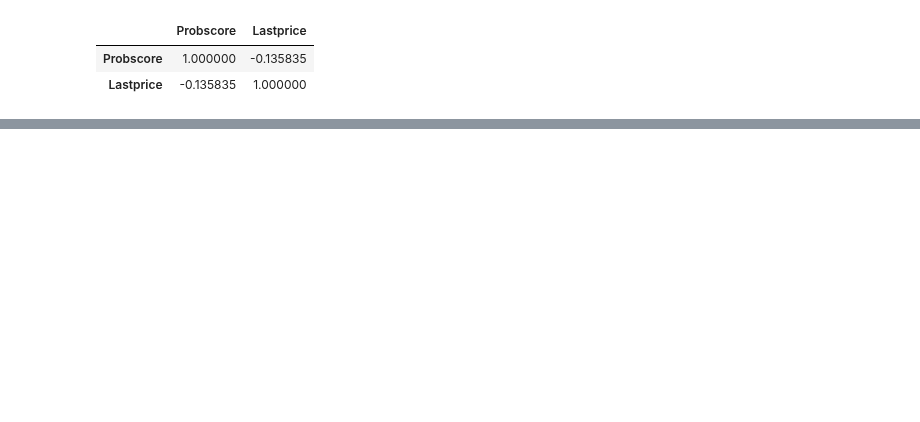
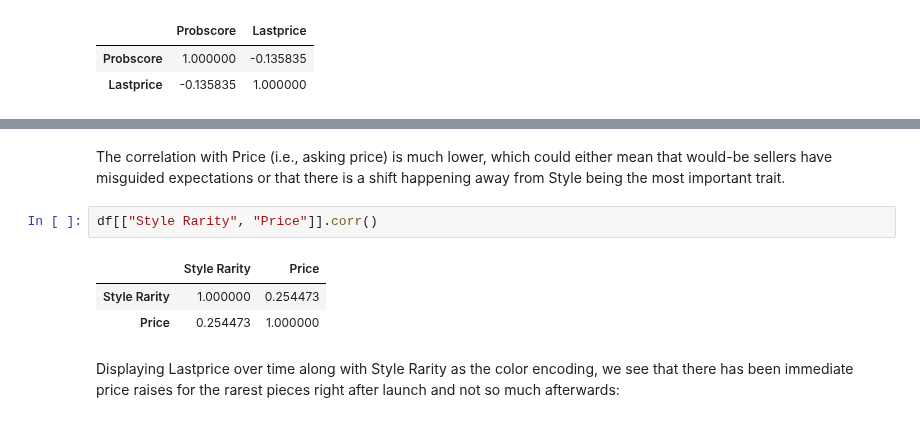
Before and after one commit to ymyke/niftylytics, a Jupyter notebook: meridians.ipynb, the cells around one changed output, grey strips where cells are left out. Drawn from its saved outputs; the diff is of its cells as text; blank space fills up the shorter version.

```diff
--- a/meridians.ipynb
+++ b/meridians.ipynb
@@ -164,0 +179,14 @@ df[["Probscore", "Lastprice"]].corr()
+# %% [markdown]
+The correlation with Price (i.e., asking price) is much lower, which could either mean
+that would-be sellers have misguided expectations or that there is a shift happening
+away from Style being the most important trait.
+# %%
+df[["Style Rarity", "Price"]].corr()
+# %% [output]
+|  | Style Rarity | Price |
+| Style Rarity | 1.000000 | 0.254473 |
+| Price | 0.254473 | 1.000000 |
+# %% [markdown]
+Displaying Lastprice over time along with Style Rarity as the color encoding, we see
+that there has been immediate price raises for the rarest pieces right after launch and
+not so much afterwards:
```
Also changed, not shown: parts of 3 cells of this notebook.
